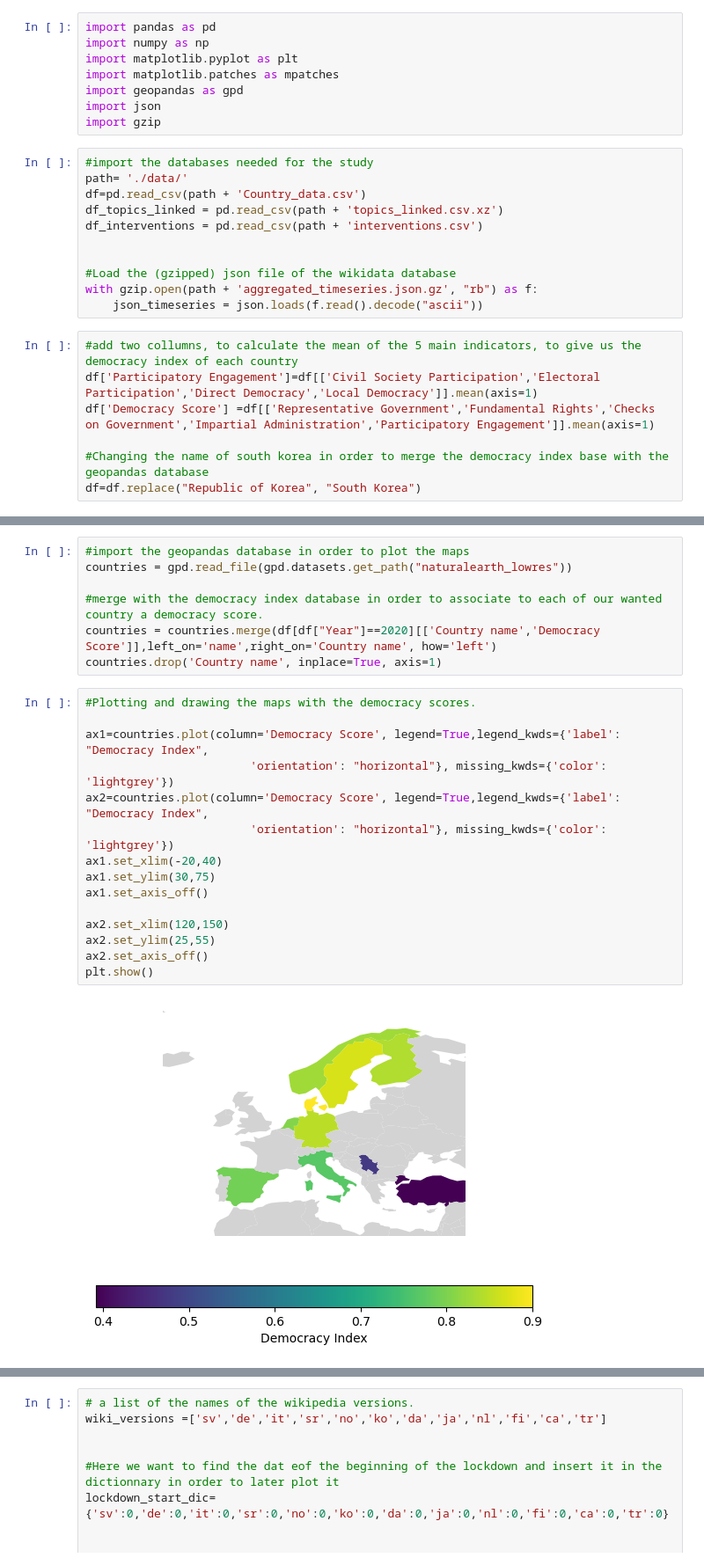
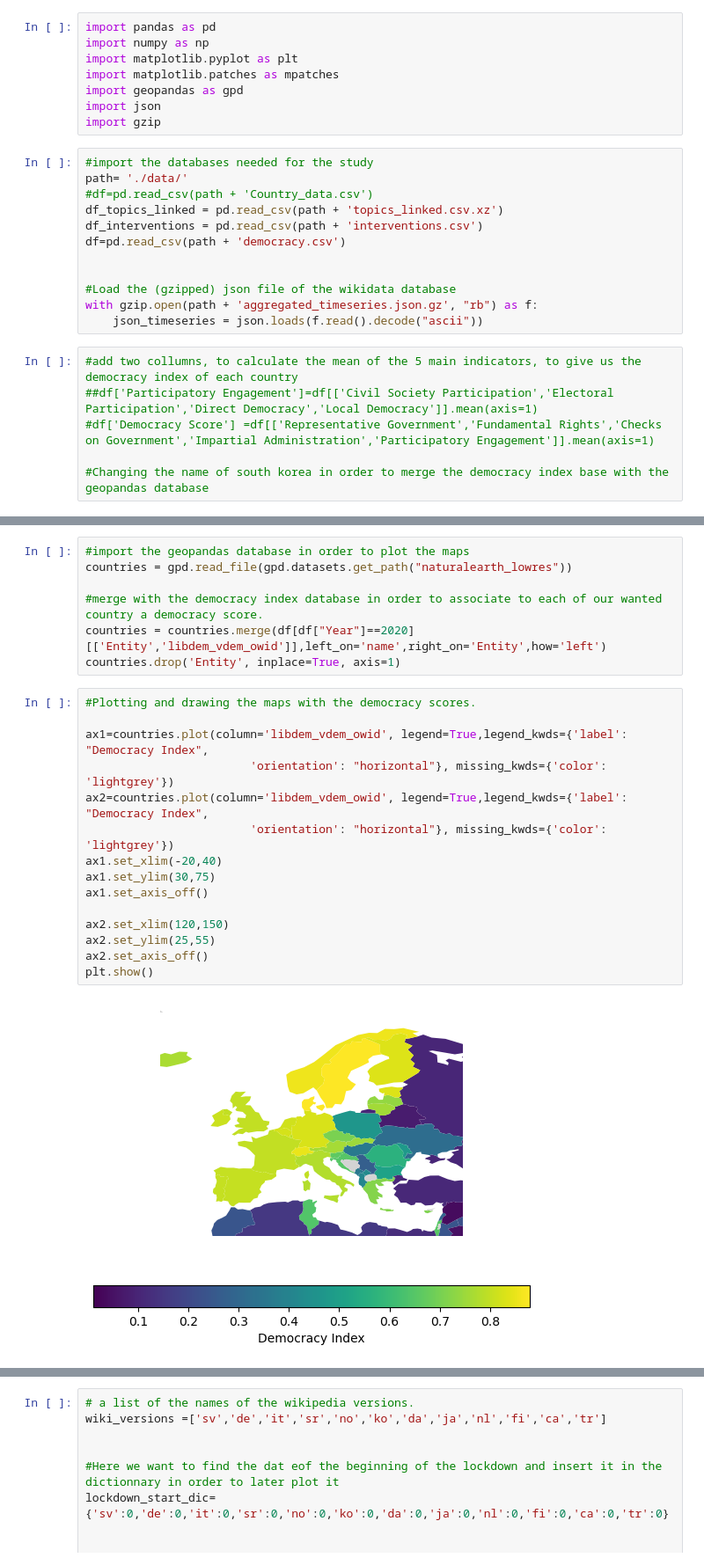
Before and after one commit to epfl-ada/ada-2022-project-datamineurs, a Jupyter notebook: project_bench.ipynb, the cells around one changed output, grey strips where cells are left out. Shown at 88% size. Drawn from its saved outputs; the diff is of its cells as text.

```diff
--- a/project_bench.ipynb
+++ b/project_bench.ipynb
@@ -9,9 +9,10 @@ import gzip
 # %%
 #import the databases needed for the study
 path= './data/'
-df=pd.read_csv(path + 'Country_data.csv')
+#df=pd.read_csv(path + 'Country_data.csv')
 df_topics_linked = pd.read_csv(path + 'topics_linked.csv.xz')
 df_interventions = pd.read_csv(path + 'interventions.csv')
+df=pd.read_csv(path + 'democracy.csv')
 
 
 #Load the (gzipped) json file of the wikidata database
@@ -19,8 +20,7 @@ with gzip.open(path + 'aggregated_timeseries.json.gz', "rb") as f:
     json_timeseries = json.loads(f.read().decode("ascii"))
 # %%
 #add two collumns, to calculate the mean of the 5 main indicators, to give us the democracy index of each country
-df['Participatory Engagement']=df[['Civil Society Participation','Electoral Participation','Direct Democracy','Local Democracy']].mean(axis=1)
-df['Democracy Score'] =df[['Representative Government','Fundamental Rights','Checks on Government','Impartial Administration','Participatory Engagement']].mean(axis=1)
+##df['Participatory Engagement']=df[['Civil Society Participation','Electoral Participation','Direct Democracy','Local Democracy']].mean(axis=1)
+#df['Democracy Score'] =df[['Representative Government','Fundamental Rights','Checks on Government','Impartial Administration','Participatory Engagement']].mean(axis=1)
 
 #Changing the name of south korea in order to merge the democracy index base with the geopandas database
-df=df.replace("Republic of Korea", "South Korea")
@@ -46,22 +47,22 @@ df.reset_index(inplace=True)
 countries = gpd.read_file(gpd.datasets.get_path("naturalearth_lowres"))
 
 #merge with the democracy index database in order to associate to each of our wanted country a democracy score.
-countries = countries.merge(df[df["Year"]==2020][['Country name','Democracy Score']],left_on='name',right_on='Country name', how='left')
-countries.drop('Country name', inplace=True, axis=1)
+countries = countries.merge(df[df["Year"]==2020][['Entity','libdem_vdem_owid']],left_on='name',right_on='Entity',how='left')
+countries.drop('Entity', inplace=True, axis=1)
 # %%
 #Plotting and drawing the maps with the democracy scores.
 
-ax1=countries.plot(column='Democracy Score', legend=True,legend_kwds={'label': "Democracy Index",
+ax1=countries.plot(column='libdem_vdem_owid', legend=True,legend_kwds={'label': "Democracy Index",
                         'orientation': "horizontal"}, missing_kwds={'color': 'lightgrey'})
-ax2=countries.plot(column='Democracy Score', legend=True,legend_kwds={'label': "Democracy Index",
+ax2=countries.plot(column='libdem_vdem_owid', legend=True,legend_kwds={'label': "Democracy Index",
                         'orientation': "horizontal"}, missing_kwds={'color': 'lightgrey'})
 ax1.set_xlim(-20,40)
 ax1.set_ylim(30,75)
 ax1.set_axis_off()
 
 ax2.set_xlim(120,150)
 ax2.set_ylim(25,55)
 ax2.set_axis_off()
 plt.show()
 # %% [output]
-[figure, old version]
+[figure, new version]
```
Also changed, not shown: parts of 5 cells of this notebook.
